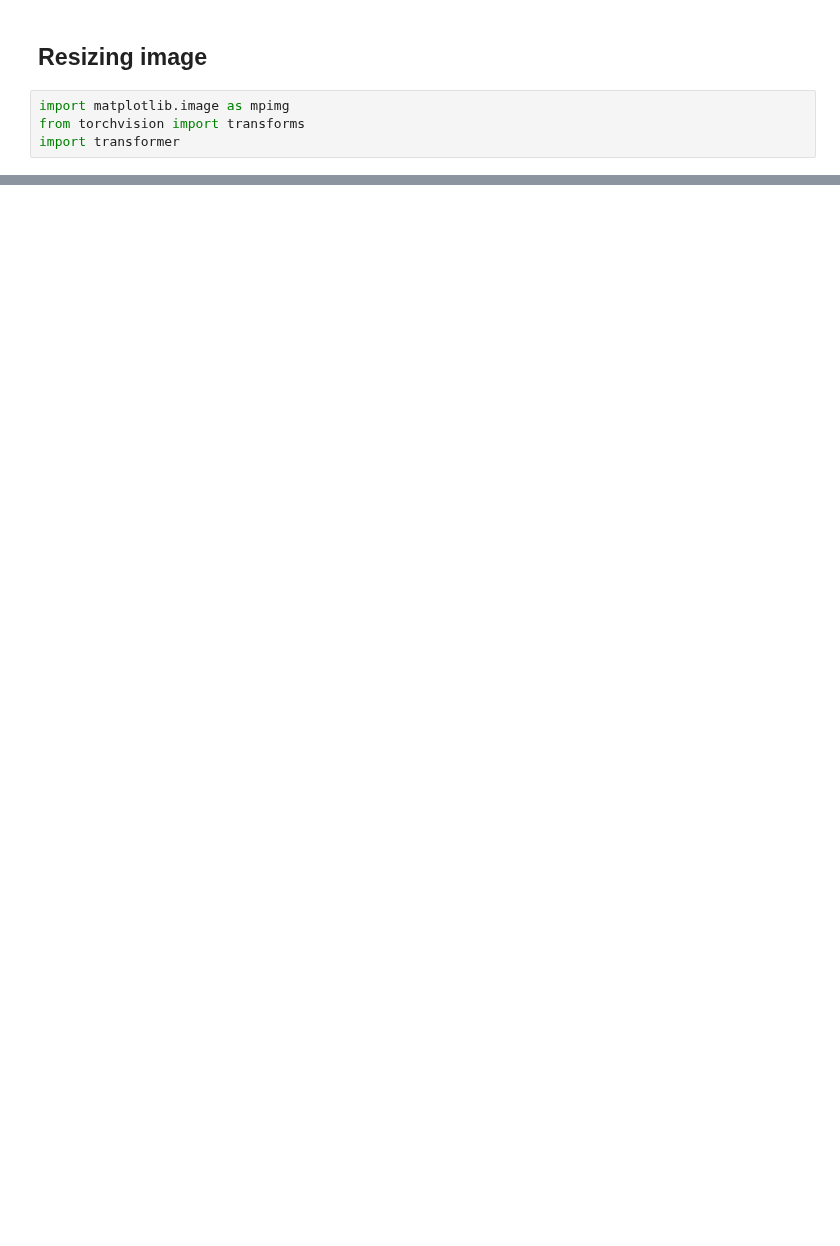
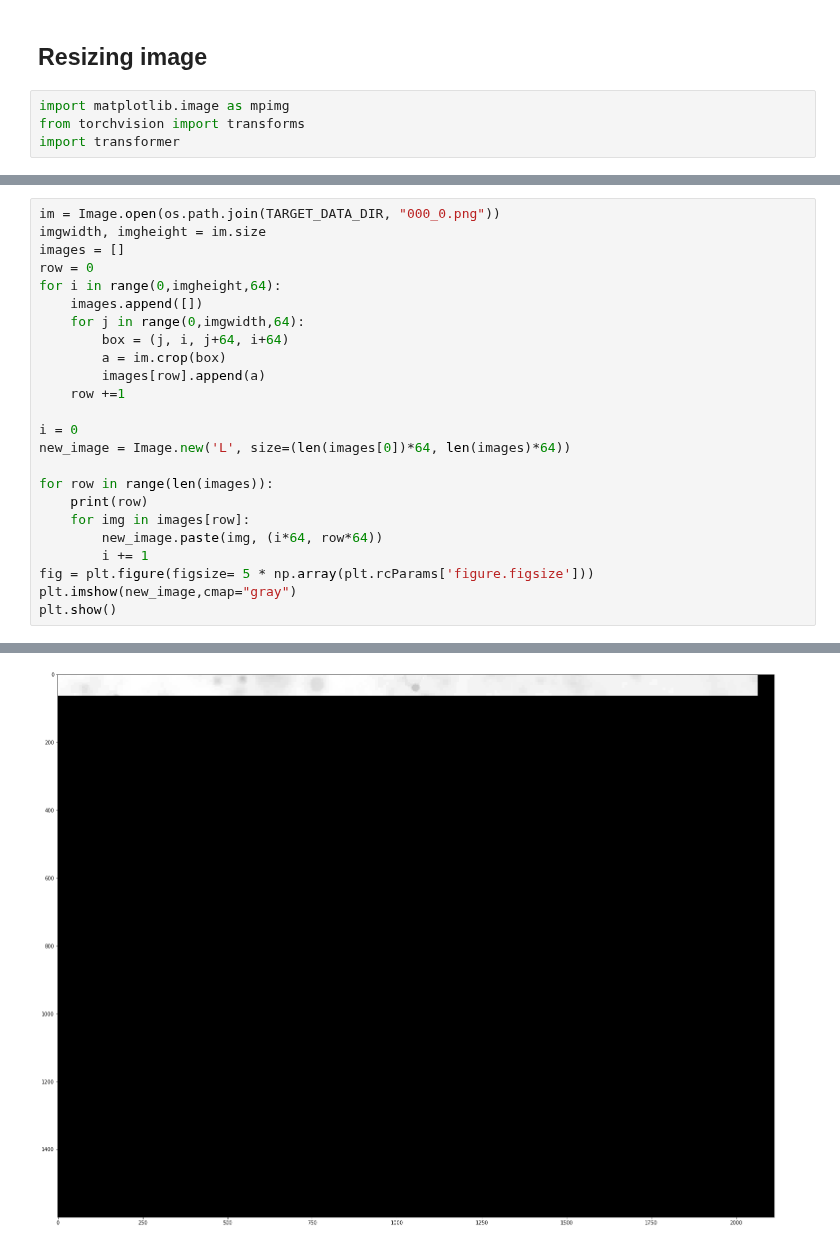
Before and after one commit to anttitapsa/Domain_adaptation, a Jupyter notebook: main.ipynb, the cells around one changed output, grey strips where cells are left out. Cells and saved outputs as stored; diff of their text form; blank space fills up the shorter version.

```diff
--- a/main.ipynb
+++ b/main.ipynb
@@ -185,0 +191,25 @@ img = mpimg.imread(os.path.join(TARGET_DATA_DIR, "000_0.png"))
+# %%
+im = Image.open(os.path.join(TARGET_DATA_DIR, "000_0.png"))
+imgwidth, imgheight = im.size
+images = []
+row = 0
+for i in range(0,imgheight,64):
+    images.append([])
+    for j in range(0,imgwidth,64):
+        box = (j, i, j+64, i+64)
+        a = im.crop(box)
+        images[row].append(a)
+    row +=1
+
+i = 0
+new_image = Image.new('L', size=(len(images[0])*64, len(images)*64))
+
+for row in range(len(images)):
+    print(row)
+    for img in images[row]:
+        new_image.paste(img, (i*64, row*64))
+        i += 1
+fig = plt.figure(figsize= 5 * np.array(plt.rcParams['figure.figsize']))
+plt.imshow(new_image,cmap="gray")
+plt.show()
+# %% [output]
@@ -185,0 +233 @@ img = mpimg.imread(os.path.join(TARGET_DATA_DIR, "000_0.png"))
+[figure, added]
```
Also changed, not shown: parts of 10 cells of this notebook.
